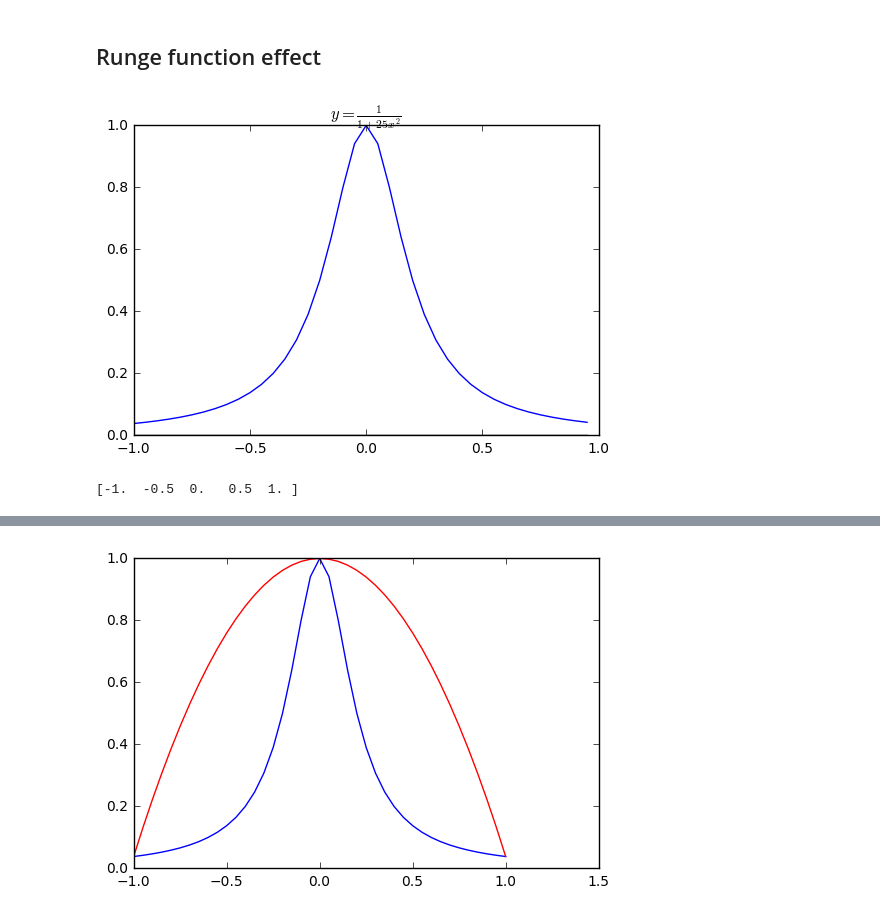
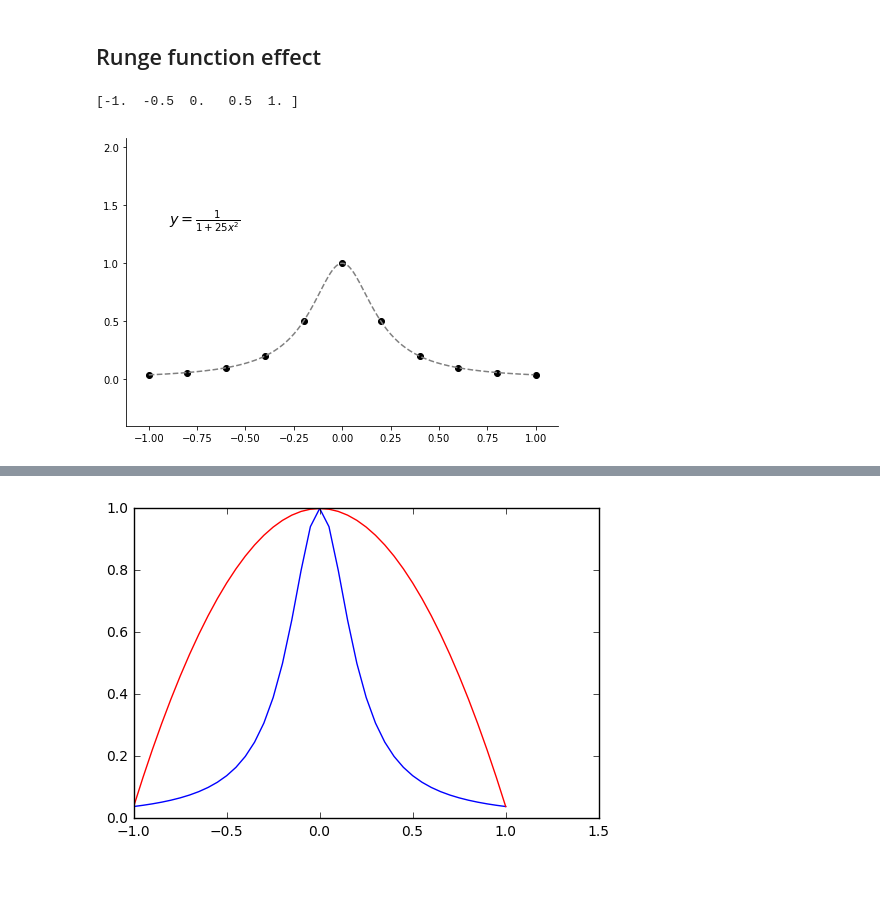
Before and after one commit to Numerical-Analysis/course, a Jupyter notebook: nbs/PolyInterpError.ipynb, the cells around one changed output, grey strips where cells are left out. Cells and saved outputs as stored; diff of their text form; code cells hidden in the pictures; blank space fills up the shorter version.

```diff
--- a/nbs/PolyInterpError.ipynb
+++ b/nbs/PolyInterpError.ipynb
@@ -33,14 +33,6 @@ print PolyInter(x,y)
 [ 1.  -0.5  0.5]
 # %% [markdown]
 ## Runge function effect
-# %%
-def r(x): return 1/(np.power(5*x,2)+1)
-x = np.arange(-1,1,0.05)
-plt.plot(x,r(x),x,0*x,'k')
-plt.title(r'$y=\frac{1}{1+25x^2}$')
-plt.show()
-# %% [output]
-[figure, removed]
 # %%
 # generate n equally spaced points on interval [a,b], with end points a and b
 def GenEquX(a,b,n):
@@ -51,6 +43,27 @@ def GenEquX(a,b,n):
 print GenEquX(-1,1,5)
 # %% [output]
 [-1.  -0.5  0.   0.5  1. ]
+# %%
+def r(x): return 1/(np.power(5*x,2)+1)
+x = np.arange(-1,1,0.01)
+xp = GenEquX(-1,1,11)
+yp = r(xp)
+f = plt.figure()
+ax = f.add_axes([0, 0, 1, 1])
+ax.spines['top'].set_visible(False)
+ax.spines['right'].set_visible(False)
+ax.spines['bottom'].set_visible(True)
+ax.spines['left'].set_visible(True)
+axes = plt.gca()
+axes.set_ylim([-0.4,2.08])
+plt.plot(x,r(x), color='grey', linestyle='--')
+plt.figtext(0.1, 0.7, r"$y=\frac{1}{1+25x^2}$", size='x-large')
+#plt.title(r'$y=\frac{1}{1+25x^2}$')
+plt.scatter(xp,yp,c='k')
+plt.show()
+f.savefig("./fig/runge.pdf", bbox_inches='tight')
+# %% [output]
+[figure, added]
 # %%
 # Interpolate this function with 2 equally spaced x_i's
 a = -1
```
Also changed, not shown: parts of 6 cells of this notebook.
